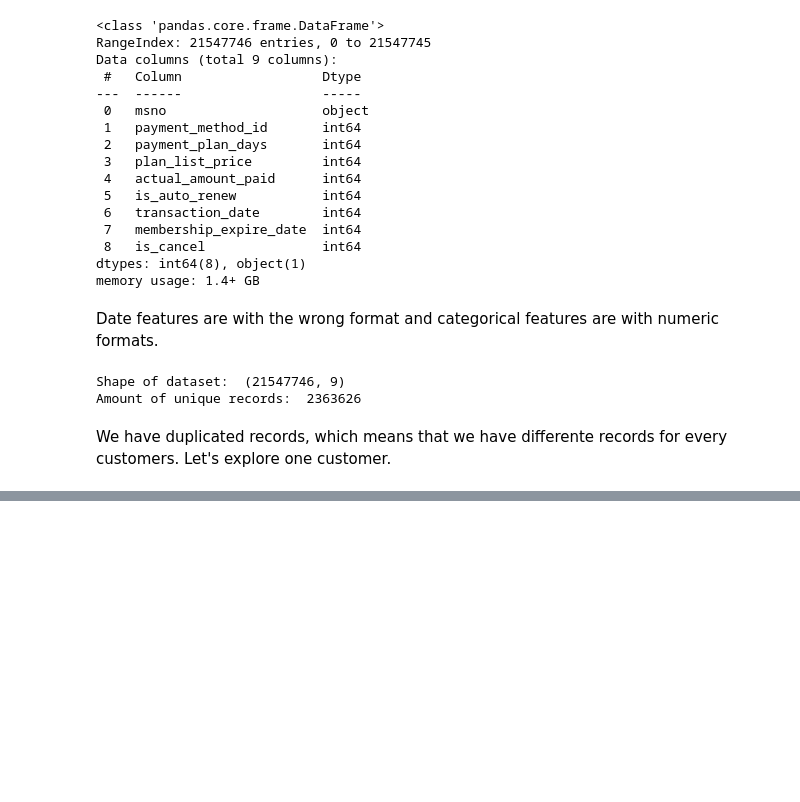
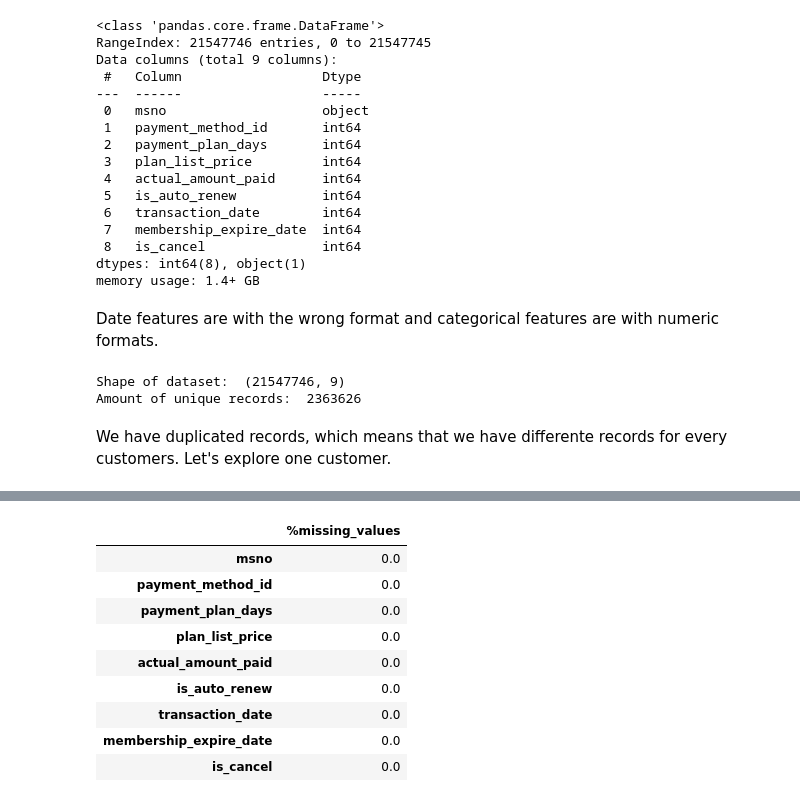
Before and after one commit to jsroa15/KKBOX, a Jupyter notebook: Transactions_data_mining.ipynb, the cells around one changed output, grey strips where cells are left out. Drawn from its saved outputs; the diff is of its cells as text; code cells hidden in the pictures; blank space fills up the shorter version.

```diff
--- a/Transactions_data_mining.ipynb
+++ b/Transactions_data_mining.ipynb
@@ -93,3 +93,18 @@ transactions[transactions['msno']=='YyO+tlZtAXYXoZhNr3Vg3+dfVQvrBVGO8j1mfqe4ZHc=
 | 18599059 | YyO+tlZtAXYXoZhNr3Vg3+dfVQvrBVGO8... | 41 | 30 | 129 | 129 | 1 | ... |
 | 20238782 | YyO+tlZtAXYXoZhNr3Vg3+dfVQvrBVGO8... | 41 | 30 | 129 | 129 | 1 | ... |
 | 20723879 | YyO+tlZtAXYXoZhNr3Vg3+dfVQvrBVGO8... | 41 | 30 | 129 | 129 | 1 | ... |
+# %%
+#Missing Values
+
+pd.DataFrame({'%missing_values':transactions.isna().sum()/transactions.shape[0]})
+# %% [output]
+|  | %missing_values |
+| msno | 0.0 |
+| payment_method_id | 0.0 |
+| payment_plan_days | 0.0 |
+| plan_list_price | 0.0 |
+| actual_amount_paid | 0.0 |
+| is_auto_renew | 0.0 |
+| transaction_date | 0.0 |
+| membership_expire_date | 0.0 |
+| is_cancel | 0.0 |
```
Also changed, not shown: parts of 22 cells of this notebook.
